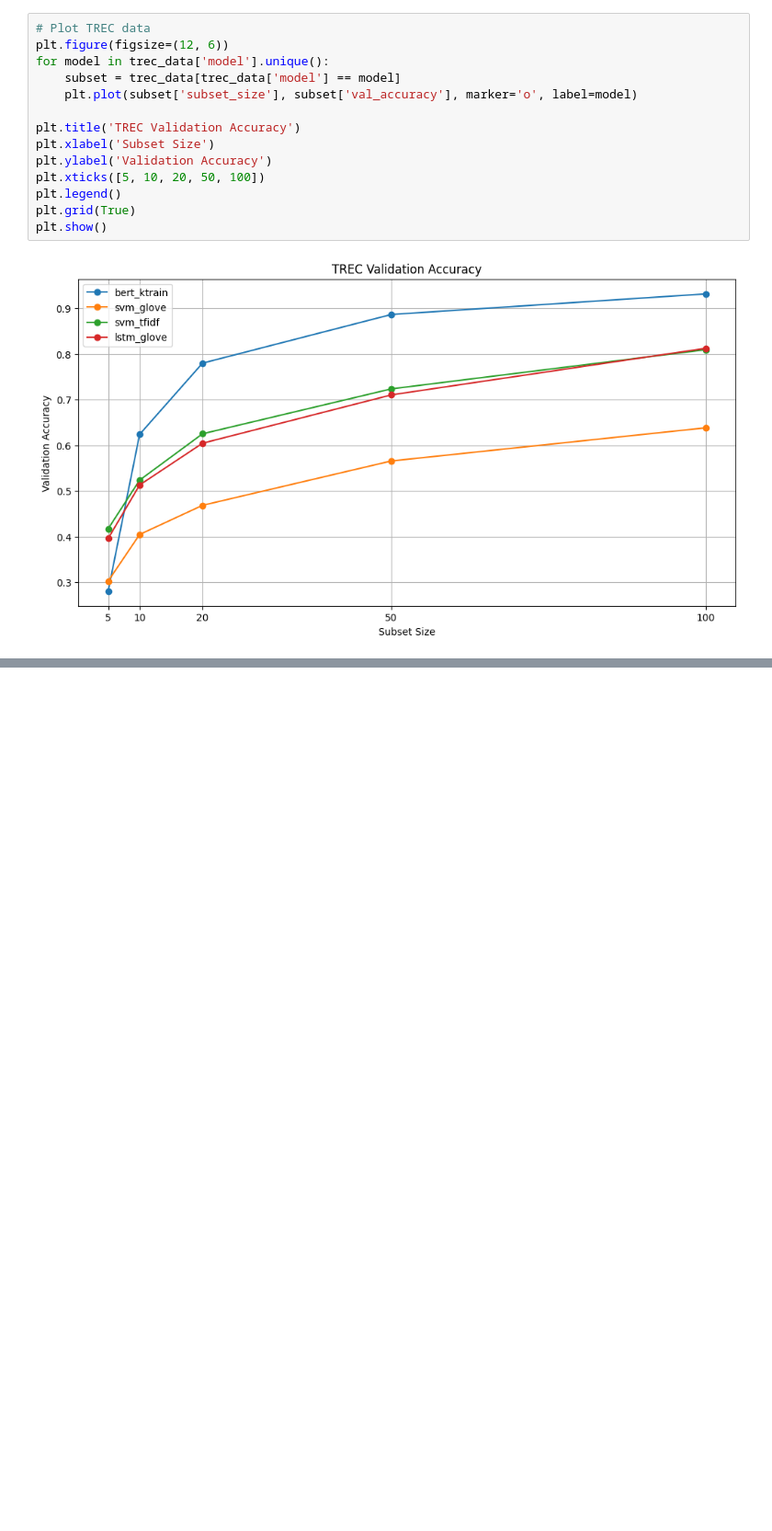
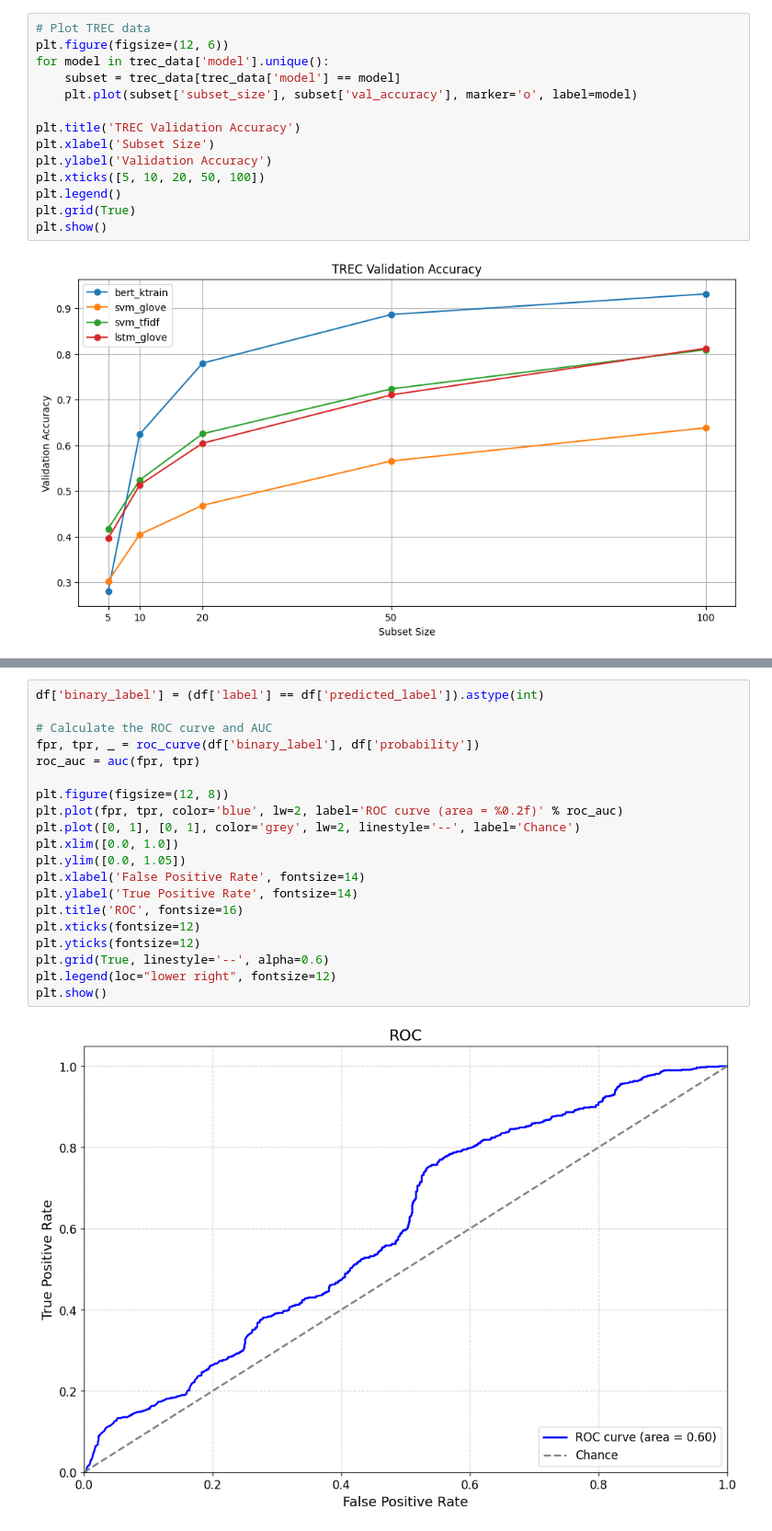
Before and after one commit to elephanti/NLPProject2024, a Jupyter notebook: classifiers/classifiers_plots.ipynb, the cells around one changed output, grey strips where cells are left out. Shown at 92% size. Cells and saved outputs as stored; diff of their text form; blank space fills up the shorter version.

```diff
--- a/classifiers/classifiers_plots.ipynb
+++ b/classifiers/classifiers_plots.ipynb
@@ -76,0 +108,22 @@ plt.show()
+# %%
+df['binary_label'] = (df['label'] == df['predicted_label']).astype(int)
+
+# Calculate the ROC curve and AUC
+fpr, tpr, _ = roc_curve(df['binary_label'], df['probability'])
+roc_auc = auc(fpr, tpr)
+
+plt.figure(figsize=(12, 8))
+plt.plot(fpr, tpr, color='blue', lw=2, label='ROC curve (area = %0.2f)' % roc_auc)
+plt.plot([0, 1], [0, 1], color='grey', lw=2, linestyle='--', label='Chance')
+plt.xlim([0.0, 1.0])
+plt.ylim([0.0, 1.05])
+plt.xlabel('False Positive Rate', fontsize=14)
+plt.ylabel('True Positive Rate', fontsize=14)
+plt.title('ROC', fontsize=16)
+plt.xticks(fontsize=12)
+plt.yticks(fontsize=12)
+plt.grid(True, linestyle='--', alpha=0.6)
+plt.legend(loc="lower right", fontsize=12)
+plt.show()
+# %% [output]
+[figure, added]
```
Also changed, not shown: parts of 8 cells of this notebook.
